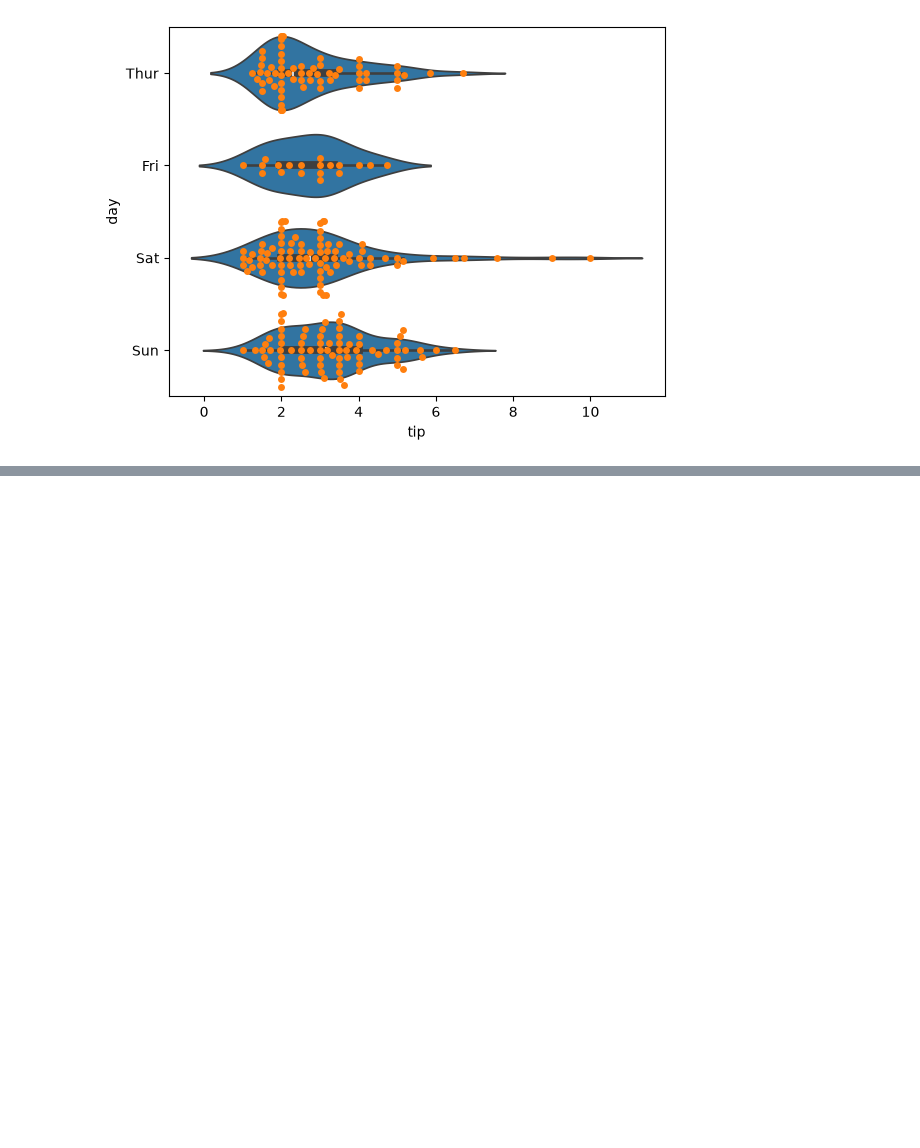
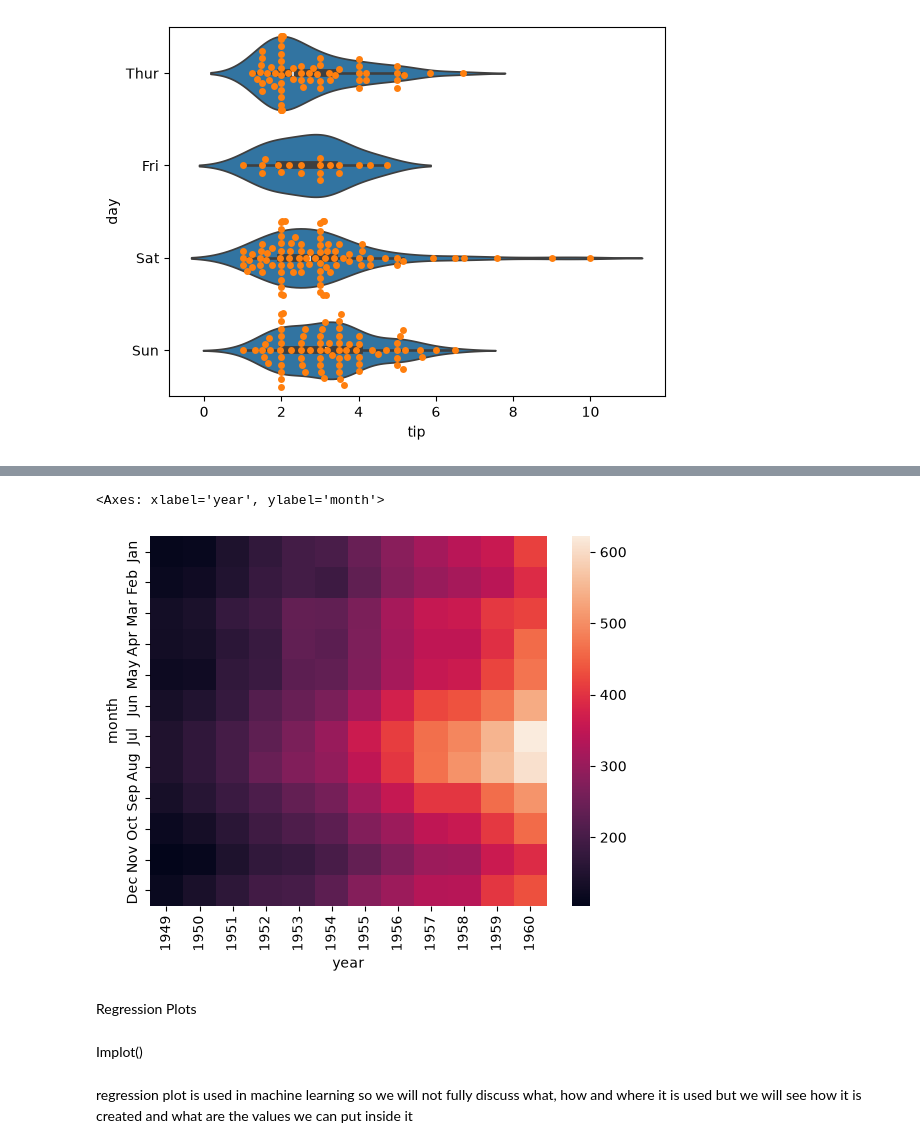
Before and after one commit to RakshitChauhan03/python_pratice, a Jupyter notebook: Data Visulization/Matplotib.ipynb, the cells around one changed output, grey strips where cells are left out. Drawn from its saved outputs; the diff is of its cells as text; code cells hidden in the pictures; blank space fills up the shorter version.

```diff
--- a/Data Visulization/Matplotib.ipynb
+++ b/Data Visulization/Matplotib.ipynb
@@ -301,0 +327,3 @@ sns.swarmplot(x= 'tip',y = 'day',data = df)
+# %%
+flights  = sns.load_dataset("flights")
+flights
@@ -301,0 +399,3 @@ sns.swarmplot(x= 'tip',y = 'day',data = df)
+# %%
+pvtflight = flights.pivot_table(values="passengers",index="month",columns="year")
+pvtflight
@@ -301,0 +417,11 @@ sns.swarmplot(x= 'tip',y = 'day',data = df)
+# %%
+sns.heatmap(pvtflight)
+# %% [output]
+<Axes: xlabel='year', ylabel='month'>
+[figure, added]
+# %% [markdown]
+Regression Plots
+# %% [markdown]
+Implot()
+# %% [markdown]
+regression plot is used in machine learning so we will not fully discuss what, how and where it is used but we will see how it is created and what are the values we can put inside it
```
Also changed, not shown: parts of 27 cells of this notebook, 4 other files.
